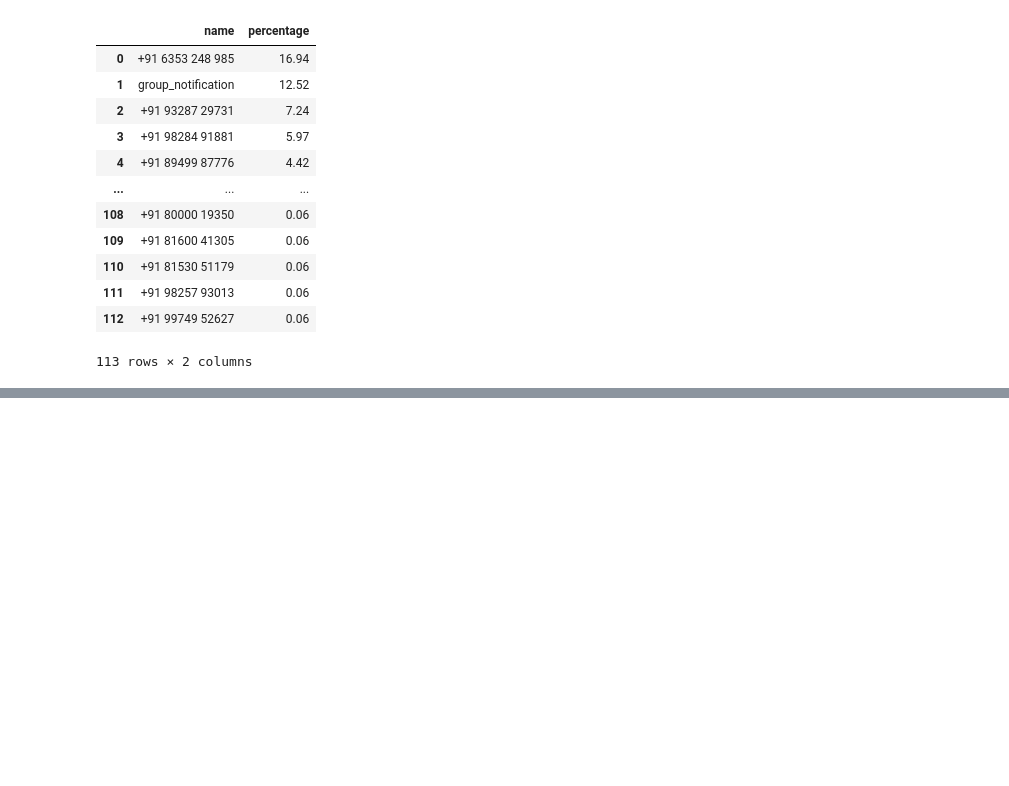
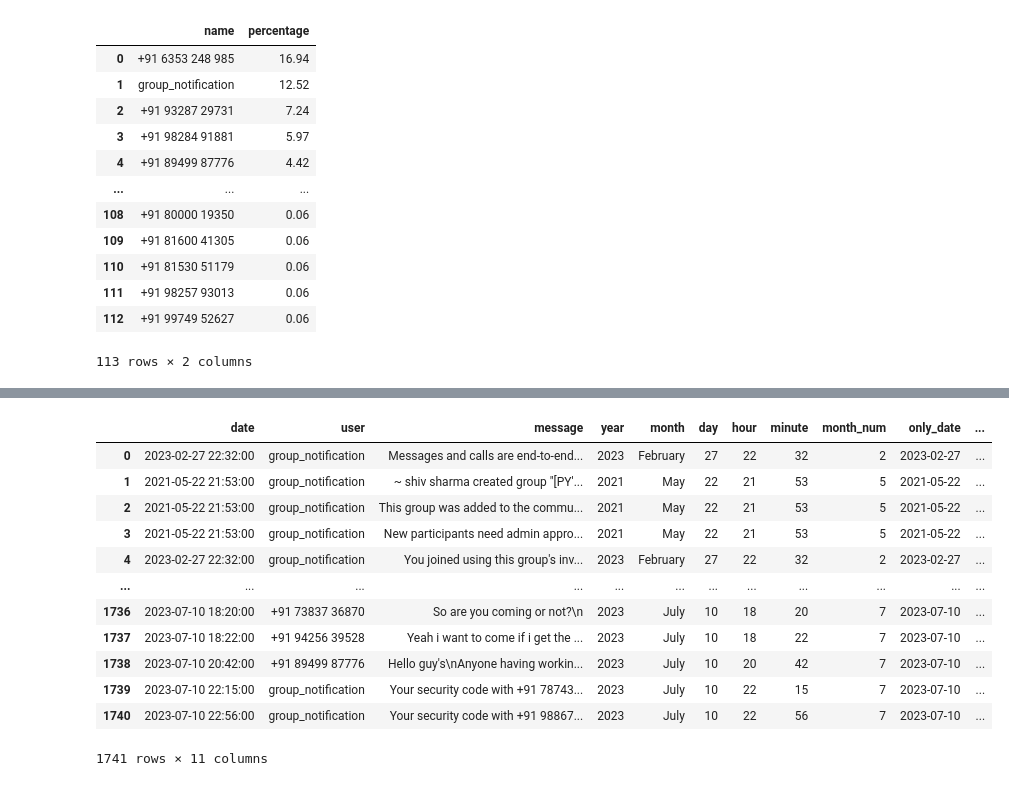
Before and after one commit to yash013/whatsapp_chat_analysis, a Jupyter notebook: whatsapp_chat_analysis.ipynb, the cells around one changed output, grey strips where cells are left out. Drawn from its saved outputs; the diff is of its cells as text; code cells hidden in the pictures; blank space fills up the shorter version.

```diff
--- a/whatsapp_chat_analysis.ipynb
+++ b/whatsapp_chat_analysis.ipynb
@@ -351,0 +352,17 @@ daily_timeline = df.groupby(['only_date']).count()['message'].reset_index()
+# %%
+df['day_name'] = df['date'].dt.day_name()
+df
+# %% [output]
+|  | date | user | message | year | month | day | hour | minute | month_num | only_date | ... |
+| 0 | 2023-02-27 22:32:00 | group_notification | Messages and calls are end-to-end... | 2023 | February | 27 | 22 | 32 | 2 | 2023-02-27 | ... |
+| 1 | 2021-05-22 21:53:00 | group_notification | ~ shiv sharma created group "[PY'... | 2021 | May | 22 | 21 | 53 | 5 | 2021-05-22 | ... |
+| 2 | 2021-05-22 21:53:00 | group_notification | This group was added to the commu... | 2021 | May | 22 | 21 | 53 | 5 | 2021-05-22 | ... |
+| 3 | 2021-05-22 21:53:00 | group_notification | New participants need admin appro... | 2021 | May | 22 | 21 | 53 | 5 | 2021-05-22 | ... |
+| 4 | 2023-02-27 22:32:00 | group_notification | You joined using this group's inv... | 2023 | February | 27 | 22 | 32 | 2 | 2023-02-27 | ... |
+| ... | ... | ... | ... | ... | ... | ... | ... | ... | ... | ... | ... |
+| 1736 | 2023-07-10 18:20:00 | +91 73837 36870 | So are you coming or not?\n | 2023 | July | 10 | 18 | 20 | 7 | 2023-07-10 | ... |
+| 1737 | 2023-07-10 18:22:00 | +91 94256 39528 | Yeah i want to come if i get the ... | 2023 | July | 10 | 18 | 22 | 7 | 2023-07-10 | ... |
+| 1738 | 2023-07-10 20:42:00 | +91 89499 87776 | Hello guy's\nAnyone having workin... | 2023 | July | 10 | 20 | 42 | 7 | 2023-07-10 | ... |
+| 1739 | 2023-07-10 22:15:00 | group_notification | Your security code with +91 78743... | 2023 | July | 10 | 22 | 15 | 7 | 2023-07-10 | ... |
+| 1740 | 2023-07-10 22:56:00 | group_notification | Your security code with +91 98867... | 2023 | July | 10 | 22 | 56 | 7 | 2023-07-10 | ... |
+1741 rows × 11 columns
```
Also changed, not shown: parts of 24 cells of this notebook, 3 other files.
